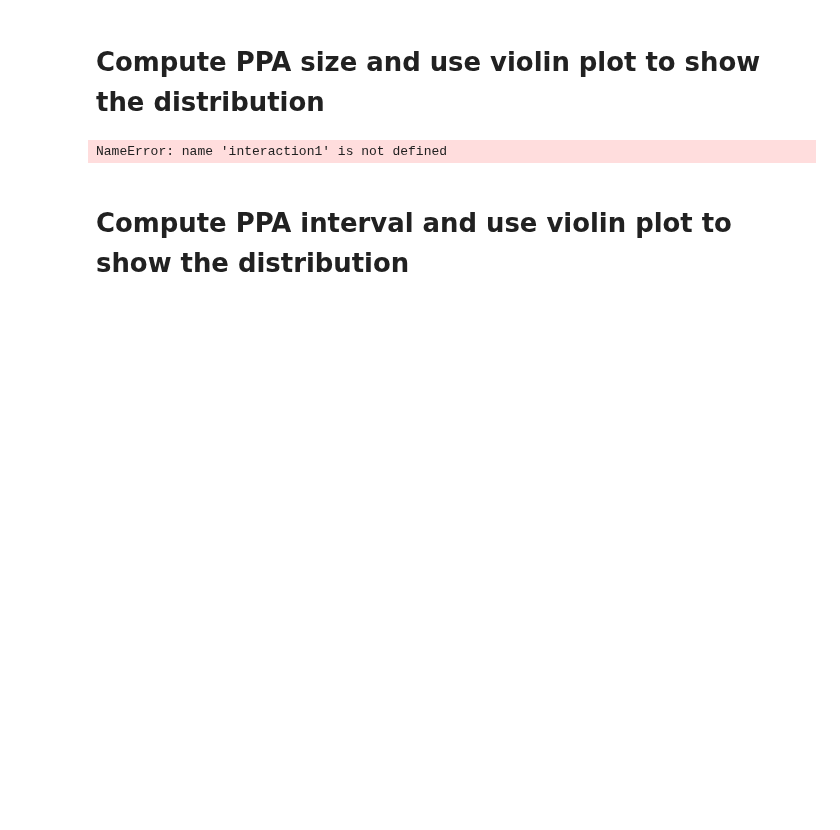
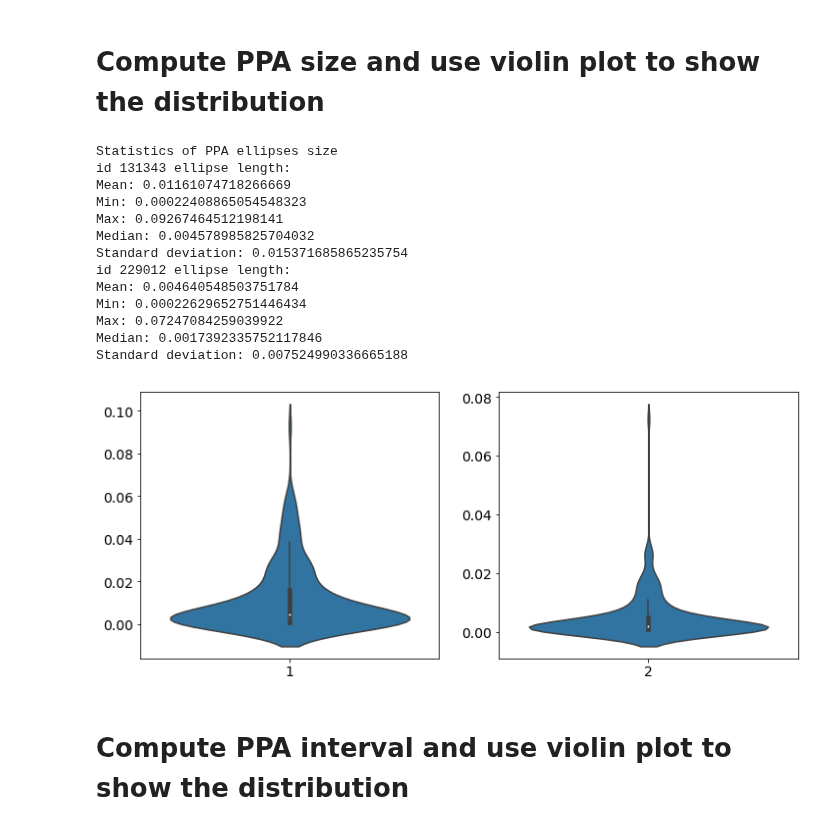
Before and after one commit to move-ucsb/ORTEGA, a Jupyter notebook: examples/example.ipynb, the cells around one changed output. Cells and saved outputs as stored; diff of their text form; code cells hidden in the pictures; blank space fills up the shorter version.

```diff
--- a/examples/example.ipynb
+++ b/examples/example.ipynb
@@ -67,9 +81,22 @@ NameError: name 'interaction1' is not defined
 # %% [markdown]
 # Compute PPA size and use violin plot to show the distribution
 # %%
-interaction1.compute_ppa_size()
+ppasize_list = ortega.output.compute_ppa_size(interaction1)
 # %% [output]
-NameError: name 'interaction1' is not defined
+Statistics of PPA ellipses size
+id 131343 ellipse length:
+Mean: 0.01161074718266669
+Min: 0.00022408865054548323
+Max: 0.09267464512198141
+Median: 0.004578985825704032
+Standard deviation: 0.015371685865235754
+id 229012 ellipse length:
+Mean: 0.004640548503751784
+Min: 0.00022629652751446434
+Max: 0.07247084259039922
+Median: 0.0017392335752117846
+Standard deviation: 0.007524990336665188
+[figure, added]
 # %% [markdown]
 # Compute PPA interval and use violin plot to show the distribution
 # %%
```
Also changed, not shown: parts of 6 cells of this notebook, 2 other files.
